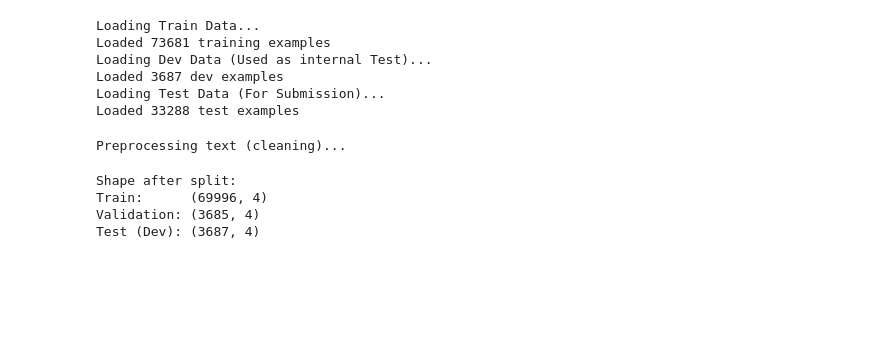
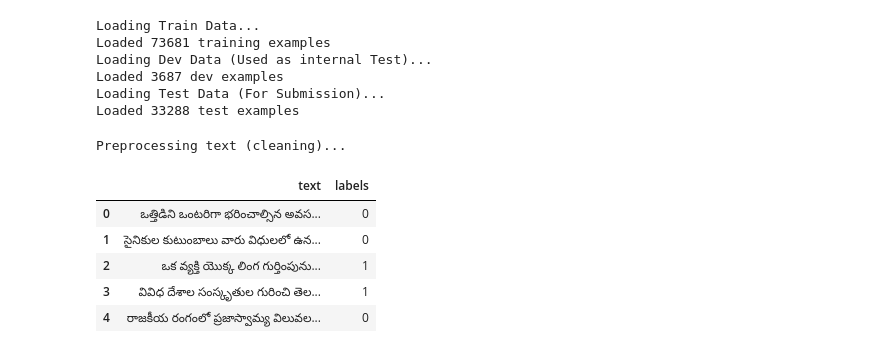
Before and after one commit to cicl-iscl/SemEval26-Task9-POLAR-Aatman, a Jupyter notebook: experiments/encoder_models_finetuing/polar-subtask1-xlm-roberta-large-wo-lora.ipynb, the cells around one changed output. Cells and saved outputs as stored; diff of their text form; code cells hidden in the pictures; blank space fills up the shorter version.

```diff
--- a/experiments/encoder_models_finetuing/polar-subtask1-xlm-roberta-large-wo-lora.ipynb
+++ b/experiments/encoder_models_finetuing/polar-subtask1-xlm-roberta-large-wo-lora.ipynb
@@ -157,27 +158,7 @@ if "polarization" in raw_train_df.columns:
     raw_train_df = raw_train_df.rename(columns={"polarization": "labels"})
 if "polarization" in raw_dev_df.columns:
     raw_dev_df = raw_dev_df.rename(columns={"polarization": "labels"})
-
-# Split Train into 95% Train / 5% Val
-train_df, val_df = train_test_split(
-    raw_train_df,
-    test_size=0.05,
-    stratify=raw_train_df["labels"],
-    random_state=SEED,
-    shuffle=True,
-)
-
-# Use Dev as Internal Test
-test_df = raw_dev_df.copy()
-
-print("Shape after split:")
-print(f"Train:      {train_df.shape}")
-print(f"Validation: {val_df.shape}")
-print(f"Test (Dev): {test_df.shape}")
+if "polarization" in raw_test_df.columns:
+    raw_test_df = raw_test_df.rename(columns={"polarization": "labels"})
-# %% [output]
-Shape after split:
-Train:      (69996, 4)
-Validation: (3685, 4)
-Test (Dev): (3687, 4)
 # %%
 # Create Dataset Objects
@@ -188,6 +169,15 @@ test_dataset = Dataset.from_pandas(test_df[["text", "labels"]], preserve_index=F
 dataset = DatasetDict(
     {"train": train_dataset, "validation": val_dataset, "test": test_dataset}
 )
+# %%
+pd.DataFrame(train_dataset[:5]).head()
+# %% [output]
+|  | text | labels |
+| 0 | ఒత్తిడిని ఒంటరిగా భరించాల్సిన అవస... | 0 |
+| 1 | సైనికుల కుటుంబాలు వారు విధులలో ఉన... | 0 |
+| 2 | ఒక వ్యక్తి యొక్క లింగ గుర్తింపును... | 1 |
+| 3 | వివిధ దేశాల సంస్కృతుల గురించి తెల... | 1 |
+| 4 | రాజకీయ రంగంలో ప్రజాస్వామ్య విలువల... | 0 |
 # %%
 %%time
 
```
Also changed, not shown: parts of 9 cells of this notebook, 8 other files.
